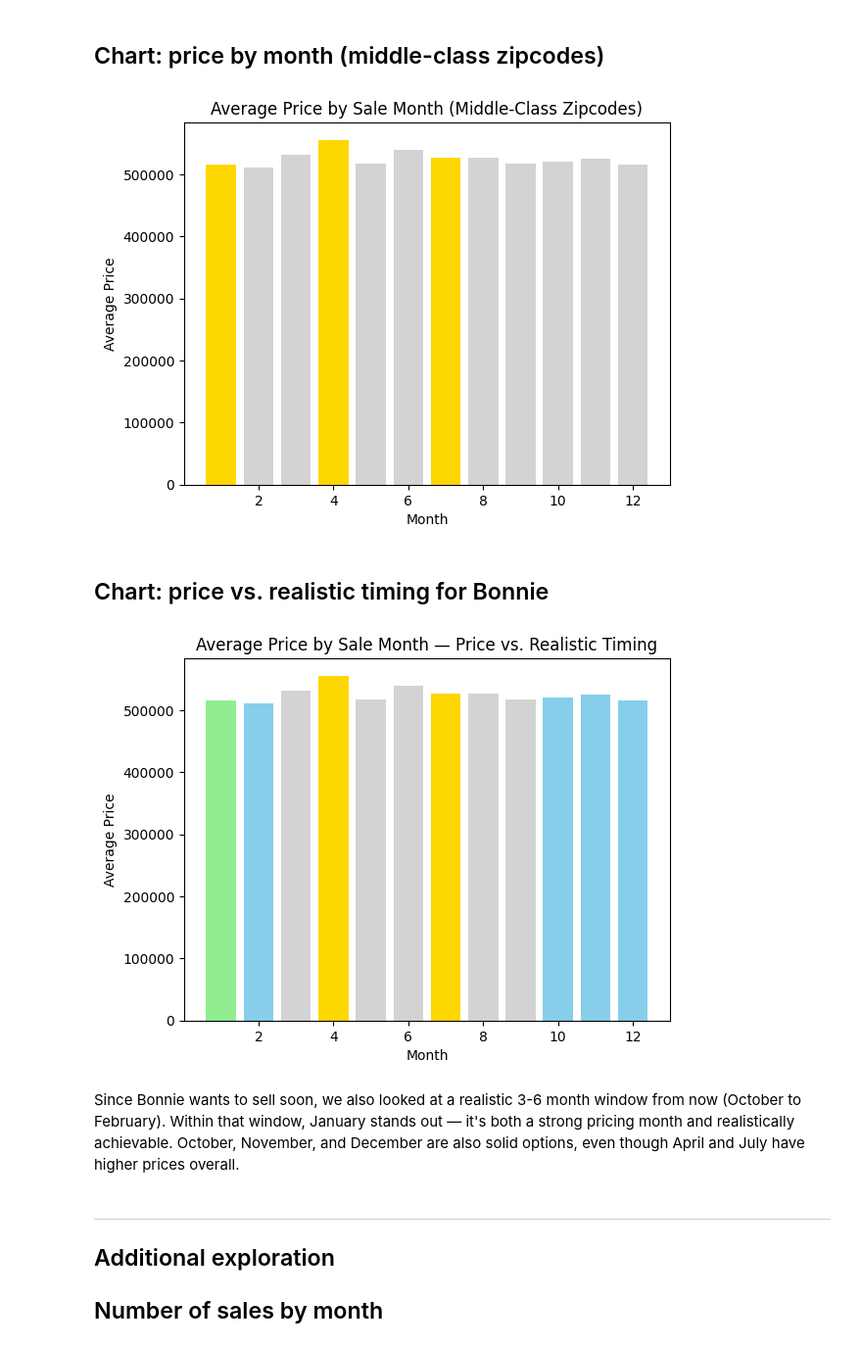
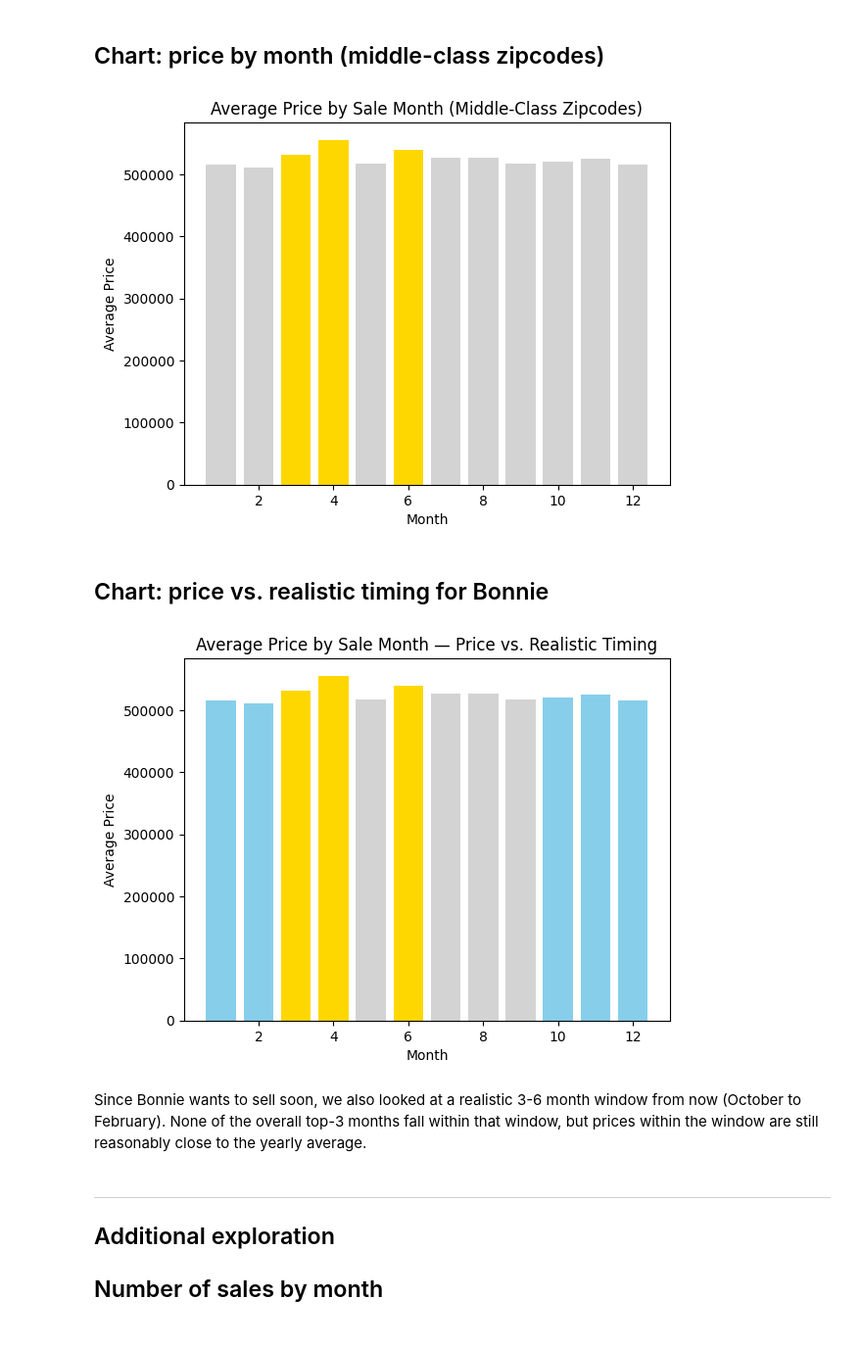
Before and after one commit to 1com/ds-eda-project, a Jupyter notebook: 03_hypothesis_1.ipynb, the cells around one changed output. Shown at 98% size. Cells and saved outputs as stored; diff of their text form; code cells hidden in the pictures.

Commit message:
Fix top 3 months and sales percentage after pickle update

```diff
--- a/03_hypothesis_1.ipynb
+++ b/03_hypothesis_1.ipynb
@@ -88,17 +113,17 @@ print(price_difference_middle, price_percentage_middle)
 # %%
 highlight_colour = "#FFD700"
 default_colour = "#D3D3D3"
 
-bar_colours = [highlight_colour if (month == 4 or month == 7 or month == 1) else default_colour for month in avg_price_by_month_middle.sort_index().index]
+bar_colours = [highlight_colour if (month == 4 or month == 6 or month == 3) else default_colour for month in avg_price_by_month_middle.sort_index().index]
 
 fig, ax = plt.subplots()
 ax.bar(avg_price_by_month_middle.sort_index().index, avg_price_by_month_middle.sort_index().values, color=bar_colours)
 ax.set_title("Average Price by Sale Month (Middle-Class Zipcodes)")
 ax.set_xlabel("Month")
 ax.set_ylabel("Average Price")
 plt.show()
 # %% [output]
-[figure, old version]
+[figure, new version]
 # %% [markdown]
 ## Chart: price vs. realistic timing for Bonnie
 # %%
@@ -107,7 +132,7 @@ default_colour = "#D3D3D3"
 range_colour = "#87CEEB"
 overlap_colour = "#90EE90"
 
-top_3_months = [4, 7, 1]
+top_3_months = [4, 6, 3]
 bonnie_range = [10, 11, 12, 1, 2]
 
 def get_colour(month):
@@ -129,14 +154,12 @@ ax.set_xlabel("Month")
 ax.set_ylabel("Average Price")
 plt.show()
 # %% [output]
-[figure, old version]
+[figure, new version]
 # %% [markdown]
 Since Bonnie wants to sell soon, we also looked at a realistic 3-6 month
-window from now (October to February). Within that window, January
-stands out — it's both a strong pricing month and realistically
-achievable.
-October, November, and December are also solid options,
-even though April and July have higher prices overall.
+window from now (October to February). None of the overall top-3 months
+fall within that window, but prices within the window are still
+reasonably close to the yearly average.
 # %% [markdown]
 ---
 ## Additional exploration
```
Also changed, not shown: parts of 4 cells of this notebook.
